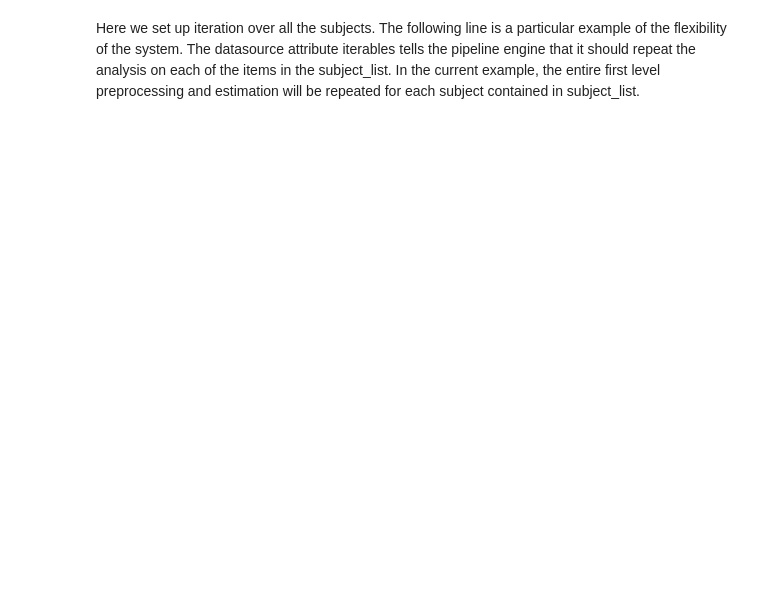
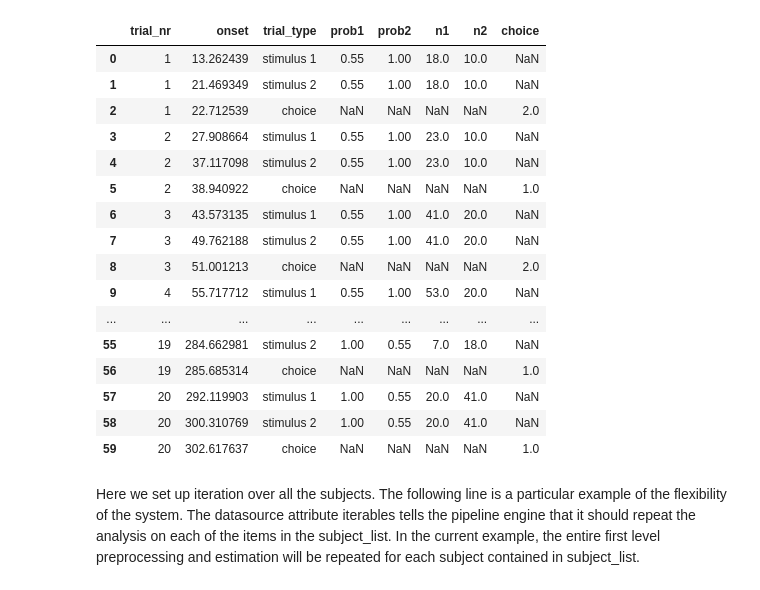
Before and after one commit to Gilles86/stress_risk, a Jupyter notebook: stress_risk/fmri_analysis/glm_classic/nipype_spm_1stlevel_01.ipynb, the cells around one changed output. Cells and saved outputs as stored; diff of their text form; code cells hidden in the pictures; blank space fills up the shorter version.

```diff
--- a/stress_risk/fmri_analysis/glm_classic/nipype_spm_1stlevel_01.ipynb
+++ b/stress_risk/fmri_analysis/glm_classic/nipype_spm_1stlevel_01.ipynb
@@ -35,3 +108,25 @@ infosource = pe.Node(
+# %%
+import pandas as pd
+trialinfo = pd.read_table('/Users/sbedi/data/ds-stressrisk/sub-02/ses-1/func/sub-02_ses-1_task-risk_run-1_events.tsv')
+trialinfo
+# %% [output]
+|  | trial_nr | onset | trial_type | prob1 | prob2 | n1 | n2 | choice |
+| 0 | 1 | 13.262439 | stimulus 1 | 0.55 | 1.00 | 18.0 | 10.0 | NaN |
+| 1 | 1 | 21.469349 | stimulus 2 | 0.55 | 1.00 | 18.0 | 10.0 | NaN |
+| 2 | 1 | 22.712539 | choice | NaN | NaN | NaN | NaN | 2.0 |
+| 3 | 2 | 27.908664 | stimulus 1 | 0.55 | 1.00 | 23.0 | 10.0 | NaN |
+| 4 | 2 | 37.117098 | stimulus 2 | 0.55 | 1.00 | 23.0 | 10.0 | NaN |
+| 5 | 2 | 38.940922 | choice | NaN | NaN | NaN | NaN | 1.0 |
+| 6 | 3 | 43.573135 | stimulus 1 | 0.55 | 1.00 | 41.0 | 20.0 | NaN |
+| 7 | 3 | 49.762188 | stimulus 2 | 0.55 | 1.00 | 41.0 | 20.0 | NaN |
+| 8 | 3 | 51.001213 | choice | NaN | NaN | NaN | NaN | 2.0 |
+| 9 | 4 | 55.717712 | stimulus 1 | 0.55 | 1.00 | 53.0 | 20.0 | NaN |
+| ... | ... | ... | ... | ... | ... | ... | ... | ... |
+| 55 | 19 | 284.662981 | stimulus 2 | 1.00 | 0.55 | 7.0 | 18.0 | NaN |
+| 56 | 19 | 285.685314 | choice | NaN | NaN | NaN | NaN | 1.0 |
+| 57 | 20 | 292.119903 | stimulus 1 | 1.00 | 0.55 | 20.0 | 41.0 | NaN |
+| 58 | 20 | 300.310769 | stimulus 2 | 1.00 | 0.55 | 20.0 | 41.0 | NaN |
+| 59 | 20 | 302.617637 | choice | NaN | NaN | NaN | NaN | 1.0 |
 # %% [markdown]
 Here we set up iteration over all the subjects. The following line is a particular example of the flexibility of the system. The datasource attribute iterables tells the pipeline engine that it should repeat the analysis on each of the items in the subject_list. In the current example, the entire first level preprocessing and estimation will be repeated for each subject contained in subject_list.
 # %%
```
Also changed, not shown: parts of 8 cells of this notebook, 3 other files.
